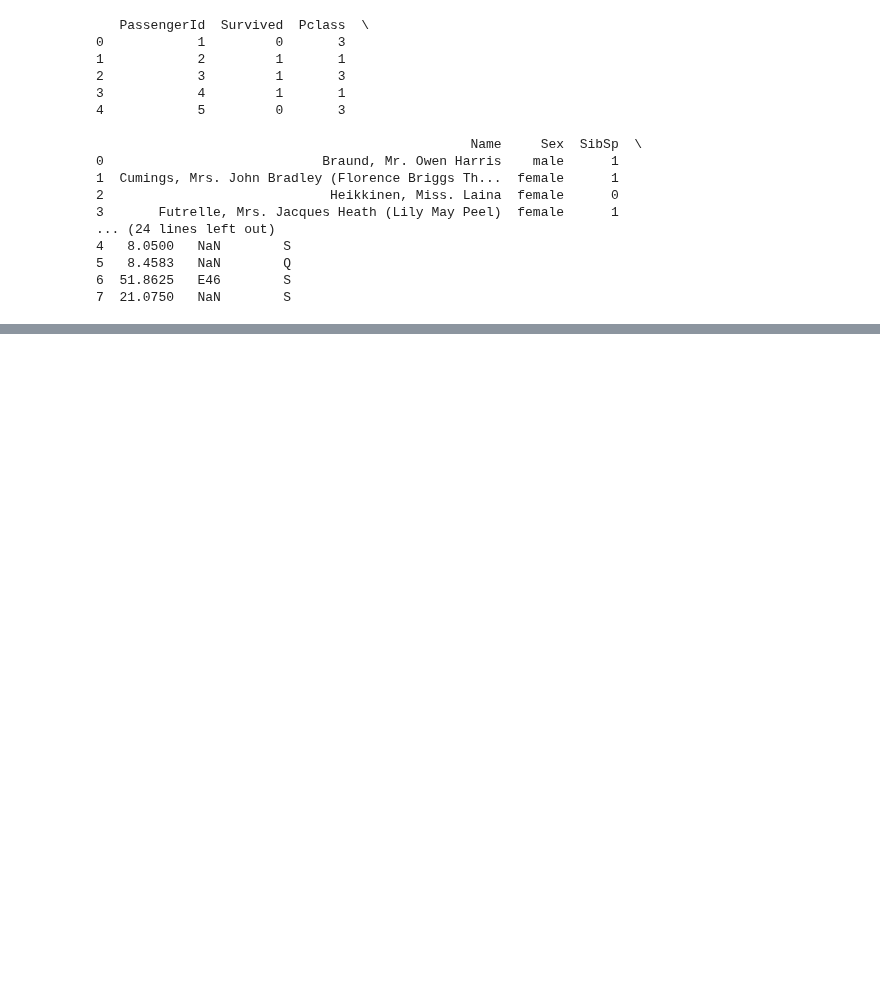
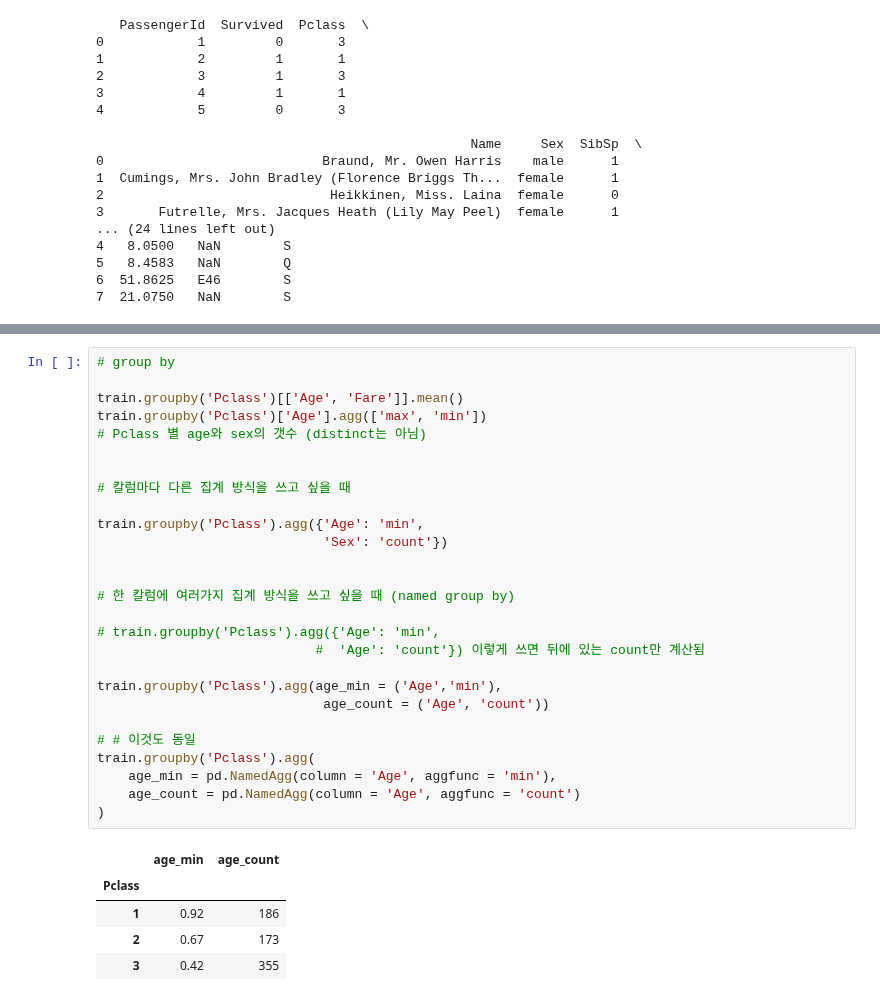
Before and after one commit to miji-lee-kr/titanic_practice, a Jupyter notebook: titanic.ipynb, the cells around one changed output, grey strips where cells are left out. Drawn from its saved outputs; the diff is of its cells as text; blank space fills up the shorter version.

```diff
--- a/titanic.ipynb
+++ b/titanic.ipynb
@@ -690,0 +853,33 @@ print(train_drop.head()) # 3,4,5부터 시작함
+# %%
+# group by
+
+train.groupby('Pclass')[['Age', 'Fare']].mean()
+train.groupby('Pclass')['Age'].agg(['max', 'min'])
+# Pclass 별 age와 sex의 갯수 (distinct는 아님)
+
+
+# 칼럼마다 다른 집계 방식을 쓰고 싶을 때
+
+train.groupby('Pclass').agg({'Age': 'min',
+                             'Sex': 'count'})
+
+
+# 한 칼럼에 여러가지 집계 방식을 쓰고 싶을 때 (named group by)
+
+# train.groupby('Pclass').agg({'Age': 'min',
+                            #  'Age': 'count'}) 이렇게 쓰면 뒤에 있는 count만 계산됨
+
+train.groupby('Pclass').agg(age_min = ('Age','min'),
+                             age_count = ('Age', 'count'))
+
+# # 이것도 동일
+train.groupby('Pclass').agg(
+    age_min = pd.NamedAgg(column = 'Age', aggfunc = 'min'),
+    age_count = pd.NamedAgg(column = 'Age', aggfunc = 'count')
+)
+# %% [output]
+|  | age_min | age_count |
+| Pclass |  |  |
+| 1 | 0.92 | 186 |
+| 2 | 0.67 | 173 |
+| 3 | 0.42 | 355 |
```
Also changed, not shown: parts of 11 cells of this notebook.
